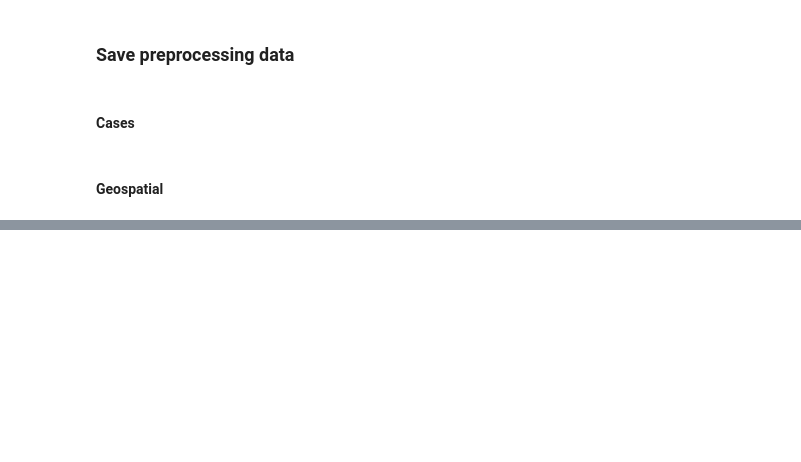
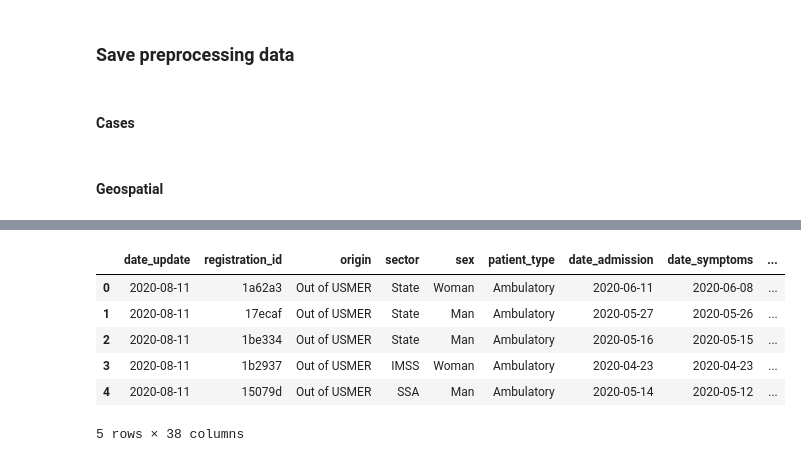
Before and after one commit to jvelez-s/cdmx_challenge, a Jupyter notebook: notebooks/0.5-jvs-data_preprocessing.ipynb, the cells around one changed output, grey strips where cells are left out. Saved outputs shown, nothing was run; the diff lists cells and outputs as text; code cells hidden in the pictures; blank space fills up the shorter version.

```diff
--- a/notebooks/0.5-jvs-data_preprocessing.ipynb
+++ b/notebooks/0.5-jvs-data_preprocessing.ipynb
@@ -441,3 +447,6 @@ cases_df_verbose.head()
+# %%
+mask = cases_df_verbose.dtypes == object
+cases_df_verbose.loc[:, mask] = cases_df_verbose.loc[:, mask].apply(lambda x: x.astype(str).str.strip())
 # %% [markdown]
 ### Save preprocessing data
 # %%
@@ -459,0 +548,49 @@ geometries_joined_full.drop(columns="geometry_ent").to_file(out_geospatial_file,
+# %%
+en_replacement_values = {
+    'Ambulatorio': "Ambulatory",
+     'Cruz roja': "Mexican Red Cross",
+     'DIF': "DIF",
+     'Estatal': "State",
+     'Extranjera': "Foreigner",
+     'Fallecido': "Decease",
+     'Fuera de usmer': "Out of USMER",
+     'Hombre': "Man",
+     'Hospitalizado': "Hospitalized",
+     'IMSS': "IMSS",
+     'IMSS-BIENESTAR': "IMSS-BIENESTAR",
+     'ISSSTE': "ISSSTE",
+     'Mexicana': "Mexican",
+     'Mujer': "Woman",
+     'Municipal': "Municipal",
+     'Negativo': "Negative",
+     'No': "No",
+     'No aplica': "Does not apply",
+     'No especificado': "Not specified",
+     'PEMEX': "PEMEX",
+     'Pendiente': "Pending",
+     'Positivo': "Positive",
+     'Privada': "Private",
+     'SEDENA': "SEDENA",
+     'SEMAR': "SEMAR",
+     'SSA': "SSA",
+     'Se ignora': "It is ignored",
+     'Si': "Yes",
+     'Universitario': "Academic",
+     'Usmer': "USMER",
+     'Vivo': "Alive"
+}
+# %%
+cases_df_verbose_en = (
+    cases_df_verbose.
+    rename(columns=en_columns).
+    replace(to_replace=en_replacement_values)
+)
+cases_df_verbose_en.head()
+# %% [output]
+|  | date_update | registration_id | origin | sector | sex | patient_type | date_admission | date_symptoms | ... |
+| 0 | 2020-08-11 | 1a62a3 | Out of USMER | State | Woman | Ambulatory | 2020-06-11 | 2020-06-08 | ... |
+| 1 | 2020-08-11 | 17ecaf | Out of USMER | State | Man | Ambulatory | 2020-05-27 | 2020-05-26 | ... |
+| 2 | 2020-08-11 | 1be334 | Out of USMER | State | Man | Ambulatory | 2020-05-16 | 2020-05-15 | ... |
+| 3 | 2020-08-11 | 1b2937 | Out of USMER | IMSS | Woman | Ambulatory | 2020-04-23 | 2020-04-23 | ... |
+| 4 | 2020-08-11 | 15079d | Out of USMER | SSA | Man | Ambulatory | 2020-05-14 | 2020-05-12 | ... |
+5 rows × 38 columns
```
Also changed, not shown: parts of 13 cells of this notebook, 13 other files.
